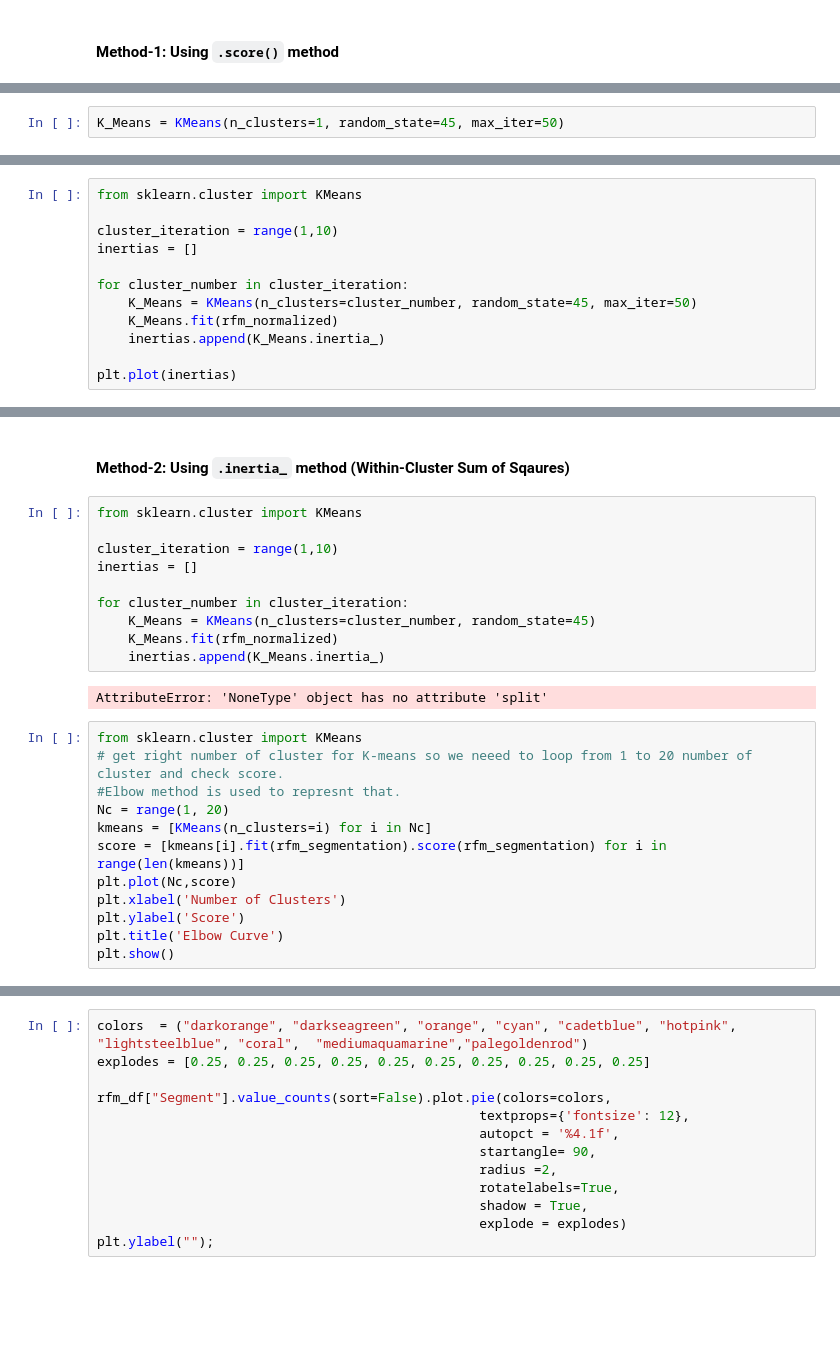
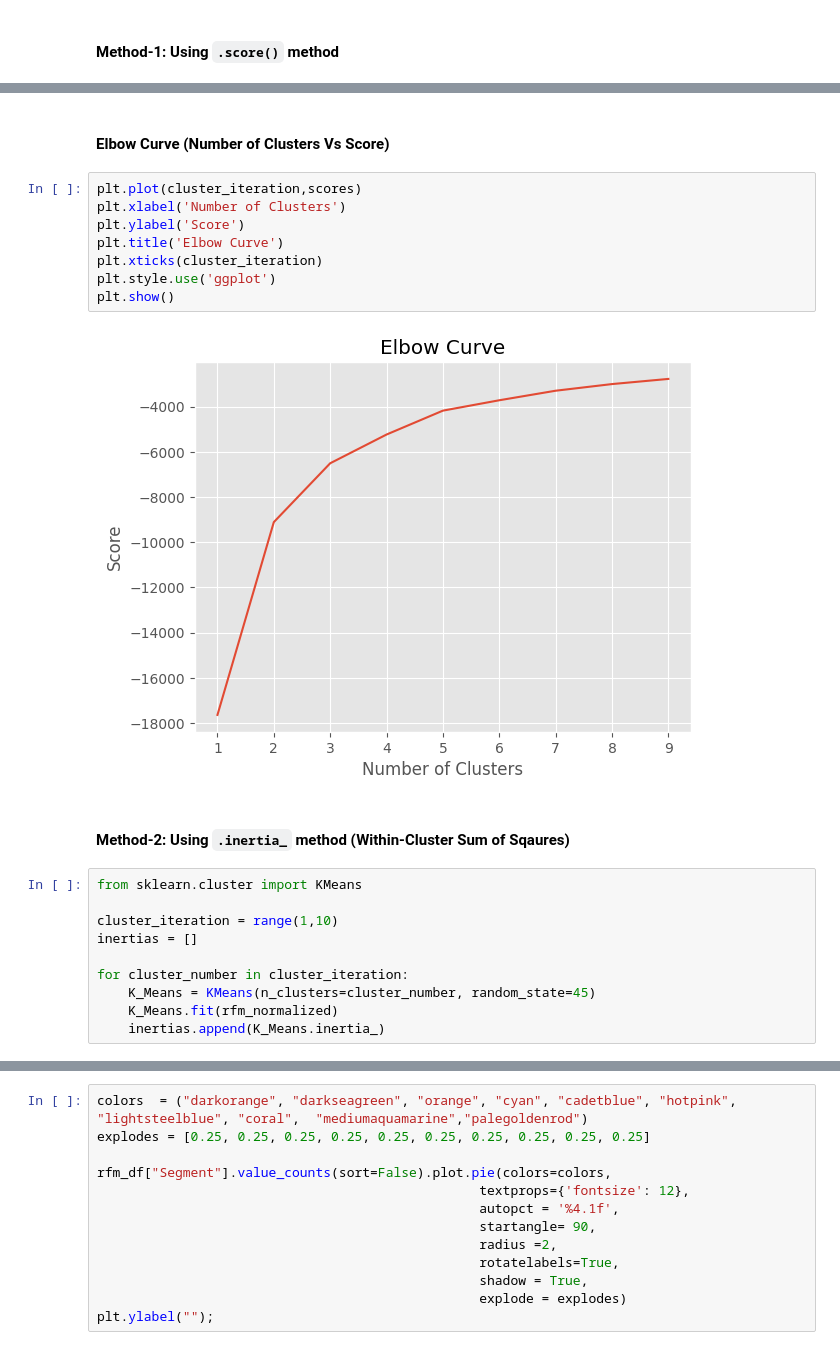
Before and after one commit to manishkr1754/Online_Retail_Customer_Segmentation_RFM_Analysis, a Jupyter notebook: Online Retail Customer Segmentation RFM Analysis.ipynb, the cells around one changed output, grey strips where cells are left out. Cells and saved outputs as stored; diff of their text form; blank space fills up the shorter version.

Commit message:
Apllied KMeans

```diff
--- a/Online Retail Customer Segmentation RFM Analysis.ipynb
+++ b/Online Retail Customer Segmentation RFM Analysis.ipynb
@@ -1202,2 +1187,0 @@ from sklearn.cluster import KMeans
-# %%
-K_Means = KMeans(n_clusters=1, random_state=45, max_iter=50)
@@ -1214,12 +1187,0 @@ inertias.append(K_Means.inertia_)
-# %%
-from sklearn.cluster import KMeans
-
-cluster_iteration = range(1,10)
-inertias = []
-
-for cluster_number in cluster_iteration:
-    K_Means = KMeans(n_clusters=cluster_number, random_state=45, max_iter=50)
-    K_Means.fit(rfm_normalized)
-    inertias.append(K_Means.inertia_)
-
-plt.plot(inertias)
@@ -1245,3 +1198,15 @@ plt.plot(ssd)
+# %% [markdown]
+#### Elbow Curve (Number of Clusters Vs Score)
+# %%
+plt.plot(cluster_iteration,scores)
+plt.xlabel('Number of Clusters')
+plt.ylabel('Score')
+plt.title('Elbow Curve')
+plt.xticks(cluster_iteration)
+plt.style.use('ggplot')
+plt.show()
+# %% [output]
+[figure, added]
 # %% [markdown]
 #### Method-2: Using `.inertia_` method (Within-Cluster Sum of Sqaures)
 # %%
@@ -1254,17 +1219,3 @@ for cluster_number in cluster_iteration:
     K_Means = KMeans(n_clusters=cluster_number, random_state=45)
     K_Means.fit(rfm_normalized)
     inertias.append(K_Means.inertia_)
-# %% [output]
-AttributeError: 'NoneType' object has no attribute 'split'
-# %%
-from sklearn.cluster import KMeans
-# get right number of cluster for K-means so we neeed to loop from 1 to 20 number of cluster and check score.
-#Elbow method is used to represnt that.
-Nc = range(1, 20)
-kmeans = [KMeans(n_clusters=i) for i in Nc]
-score = [kmeans[i].fit(rfm_segmentation).score(rfm_segmentation) for i in range(len(kmeans))]
-plt.plot(Nc,score)
-plt.xlabel('Number of Clusters')
-plt.ylabel('Score')
-plt.title('Elbow Curve')
-plt.show()
```
Also changed, not shown: parts of 13 cells of this notebook.
